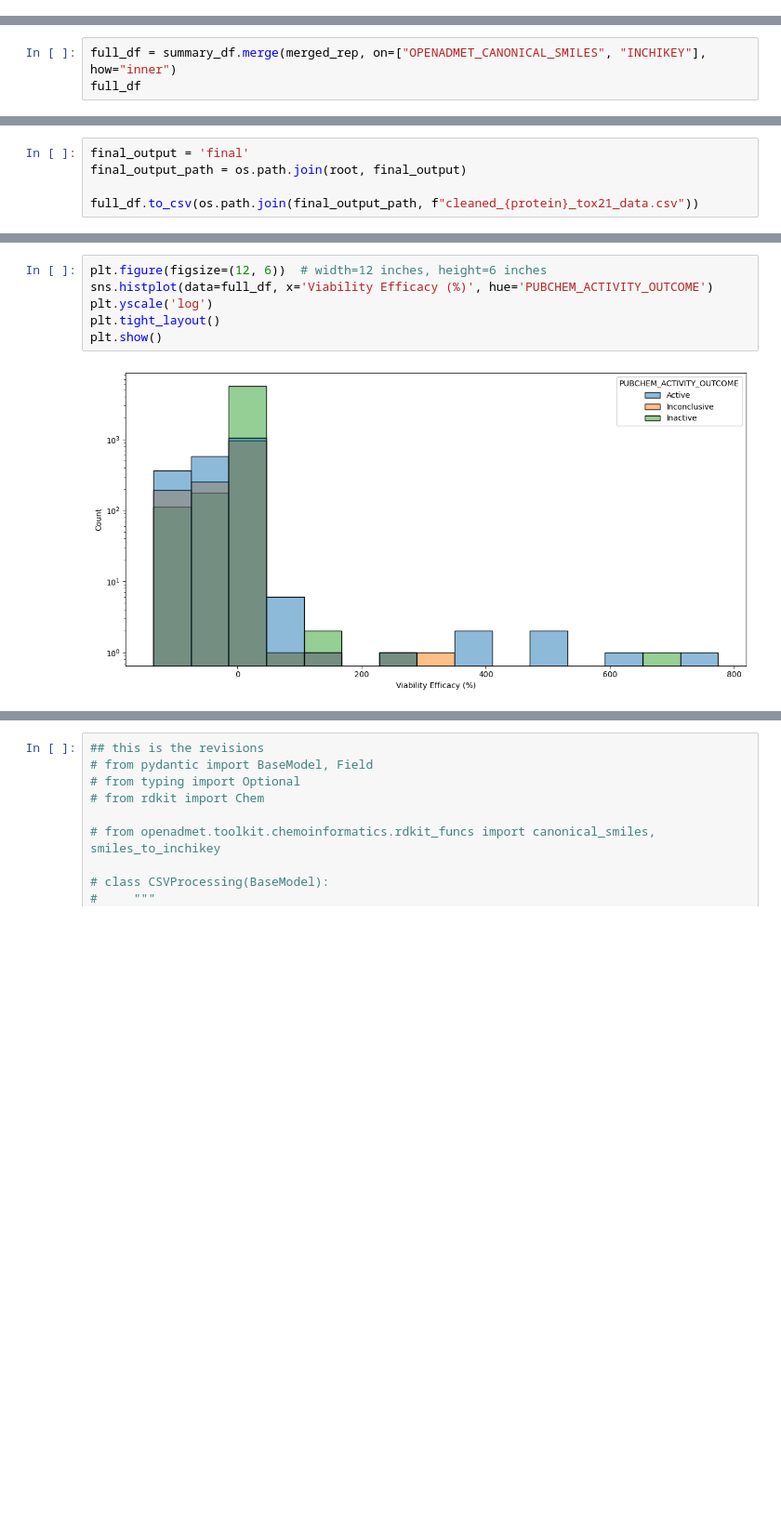
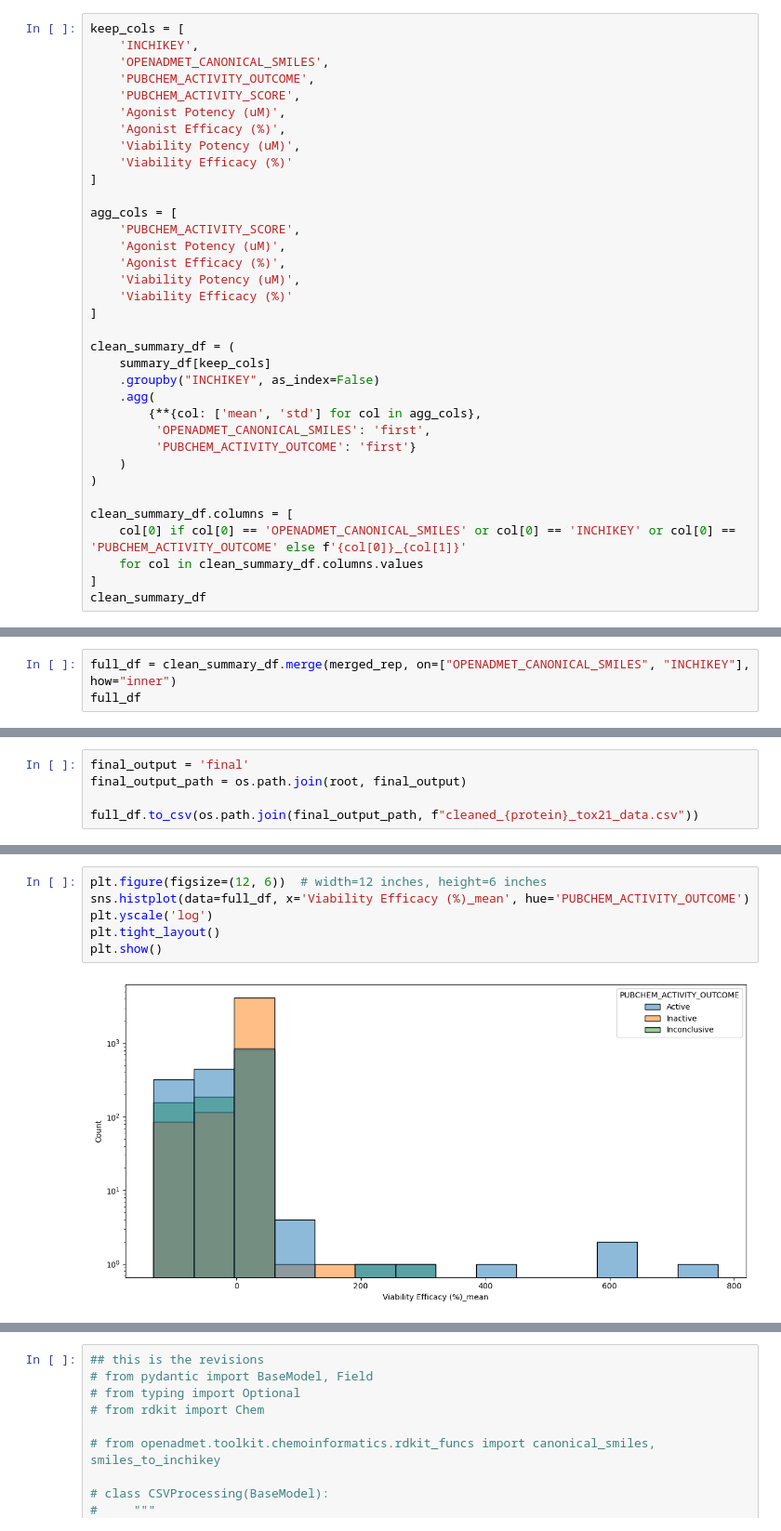
Before and after one commit to OpenADMET/data-catalogs, a Jupyter notebook: catalogs/pubchem_tox21/process_tox21.ipynb, the cells around one changed output, grey strips where cells are left out. Shown: that part at 93% size. Drawn from its saved outputs; the diff is of its cells as text; blank space fills up the shorter version.

Commit message:
Update data processing logic

```diff
--- a/catalogs/pubchem_tox21/process_tox21.ipynb
+++ b/catalogs/pubchem_tox21/process_tox21.ipynb
@@ -212,0 +170,35 @@ Index(['PUBCHEM_RESULT_TAG', 'PUBCHEM_SID', 'PUBCHEM_CID',
+# %%
+keep_cols = [
+    'INCHIKEY',
+    'OPENADMET_CANONICAL_SMILES',
+    'PUBCHEM_ACTIVITY_OUTCOME',
+    'PUBCHEM_ACTIVITY_SCORE',
+    'Agonist Potency (uM)',
+    'Agonist Efficacy (%)',
+    'Viability Potency (uM)',
+    'Viability Efficacy (%)'
+]
+
+agg_cols = [
+    'PUBCHEM_ACTIVITY_SCORE',
+    'Agonist Potency (uM)',
+    'Agonist Efficacy (%)',
+    'Viability Potency (uM)',
+    'Viability Efficacy (%)'
+]
+
+clean_summary_df = (
+    summary_df[keep_cols]
+    .groupby("INCHIKEY", as_index=False)
+    .agg(
+        {**{col: ['mean', 'std'] for col in agg_cols},
+         'OPENADMET_CANONICAL_SMILES': 'first',
+         'PUBCHEM_ACTIVITY_OUTCOME': 'first'}
+    )
+)
+
+clean_summary_df.columns = [
+    col[0] if col[0] == 'OPENADMET_CANONICAL_SMILES' or col[0] == 'INCHIKEY' or col[0] == 'PUBCHEM_ACTIVITY_OUTCOME' else f'{col[0]}_{col[1]}'
+    for col in clean_summary_df.columns.values
+]
+clean_summary_df
@@ -213,4 +219,4 @@ Index(['PUBCHEM_RESULT_TAG', 'PUBCHEM_SID', 'PUBCHEM_CID',
 # %%
-full_df = summary_df.merge(merged_rep, on=["OPENADMET_CANONICAL_SMILES", "INCHIKEY"], how="inner")
+full_df = clean_summary_df.merge(merged_rep, on=["OPENADMET_CANONICAL_SMILES", "INCHIKEY"], how="inner")
 full_df
 # %% [output]
@@ -272,11 +269,11 @@ sns.histplot(data=full_df, x='PUBCHEM_ACTIVITY_OUTCOME')
 # %%
 plt.figure(figsize=(12, 6))  # width=12 inches, height=6 inches
-sns.histplot(data=full_df, x='Viability Efficacy (%)', hue='PUBCHEM_ACTIVITY_OUTCOME')
+sns.histplot(data=full_df, x='Viability Efficacy (%)_mean', hue='PUBCHEM_ACTIVITY_OUTCOME')
 plt.yscale('log')
 plt.tight_layout()
 plt.show()
 # %% [output]
-[figure, old version]
+[figure, new version]
 # %%
 cols = [x for x in full_df.columns if 'r2_mean' in x]
 for i in cols:
```
Also changed, not shown: parts of 12 cells of this notebook, 1 other file.
